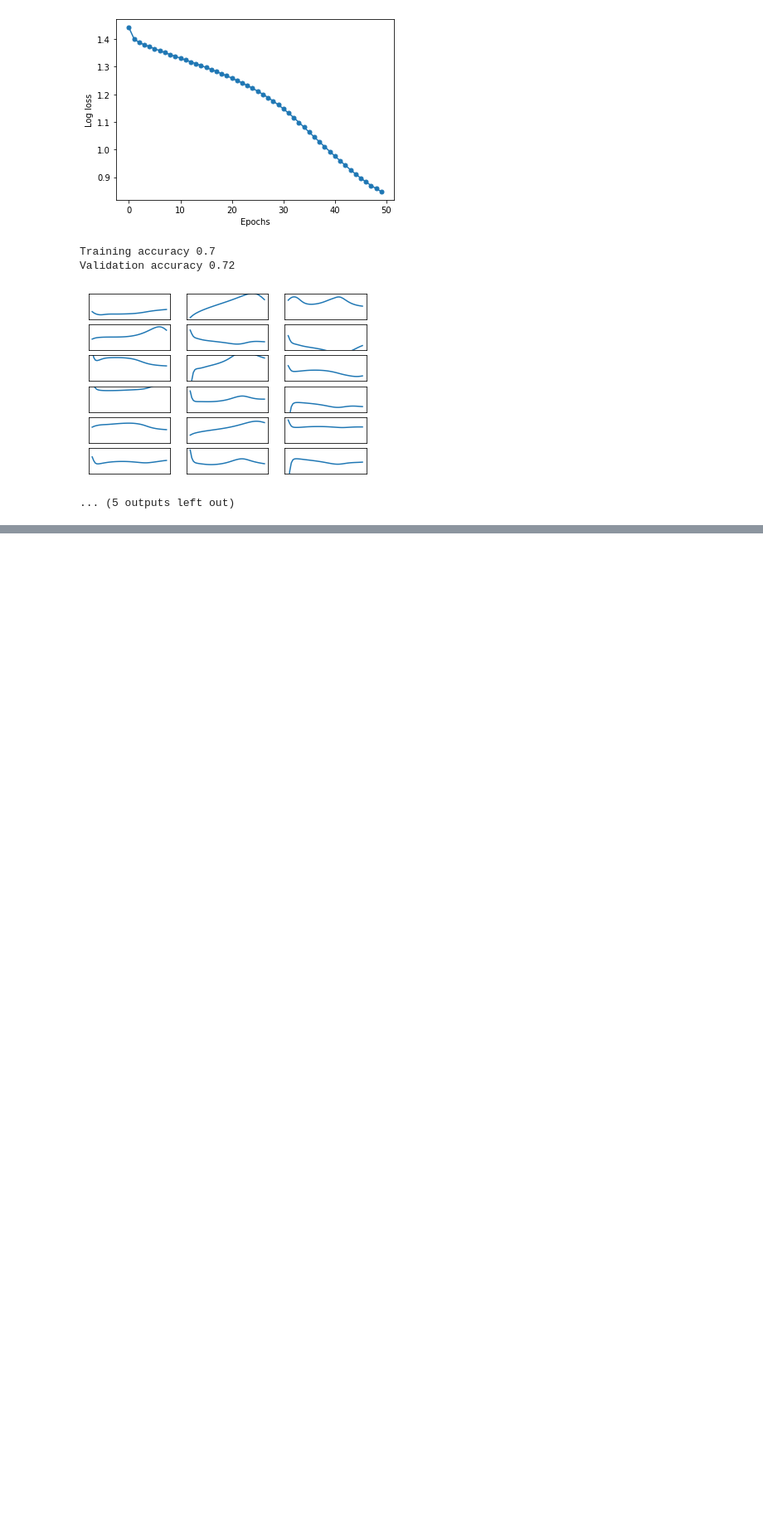
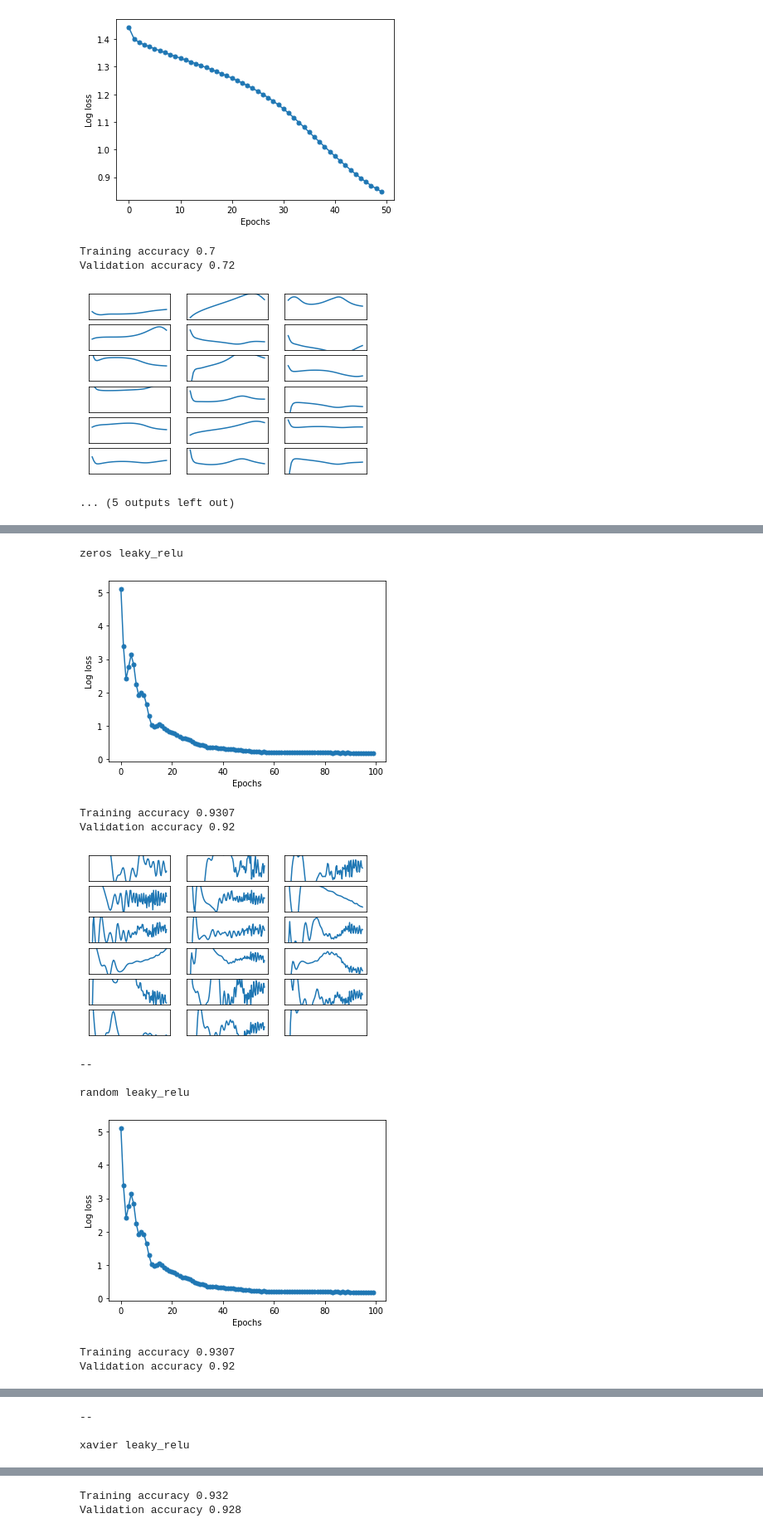
Before and after one commit to Arpitkamal/DL-106---Optimization-Algorithms, a Jupyter notebook: Initialisation_and_Activation_Function.ipynb, the cells around one changed output, grey strips where cells are left out. Shown at 83% size. Drawn from its saved outputs; the diff is of its cells as text; code cells hidden in the pictures; blank space fills up the shorter version.

```diff
--- a/Initialisation_and_Activation_Function.ipynb
+++ b/Initialisation_and_Activation_Function.ipynb
@@ -373,0 +406,20 @@ Validation accuracy 0.276
+# %%
+for init_method in ['zeros', 'random', 'xavier', 'he']:
+  for activation_function in ['leaky_relu']:
+    print(init_method, activation_function)
+    model = FFNetwork(init_method=init_method, activation_function=activation_function)
+    model.fit(X_train, y_OH_train,epochs=100, eta=0.1, algo="Adam", display_loss=True)
+    post_process(plot_scale=0.05)
+    print('\n--\n')
+# %% [output]
+zeros leaky_relu
+[figure, added]
+Training accuracy 0.9307
+Validation accuracy 0.92
+[figure, added]
+--
+
+random leaky_relu
+[figure, added]
+Training accuracy 0.9307
+Validation accuracy 0.92
@@ -373,0 +427,3 @@ Validation accuracy 0.276
+--
+
+xavier leaky_relu
@@ -373,0 +431,2 @@ Validation accuracy 0.276
+Training accuracy 0.932
+Validation accuracy 0.928
```
Also changed, not shown: parts of 10 cells of this notebook.
